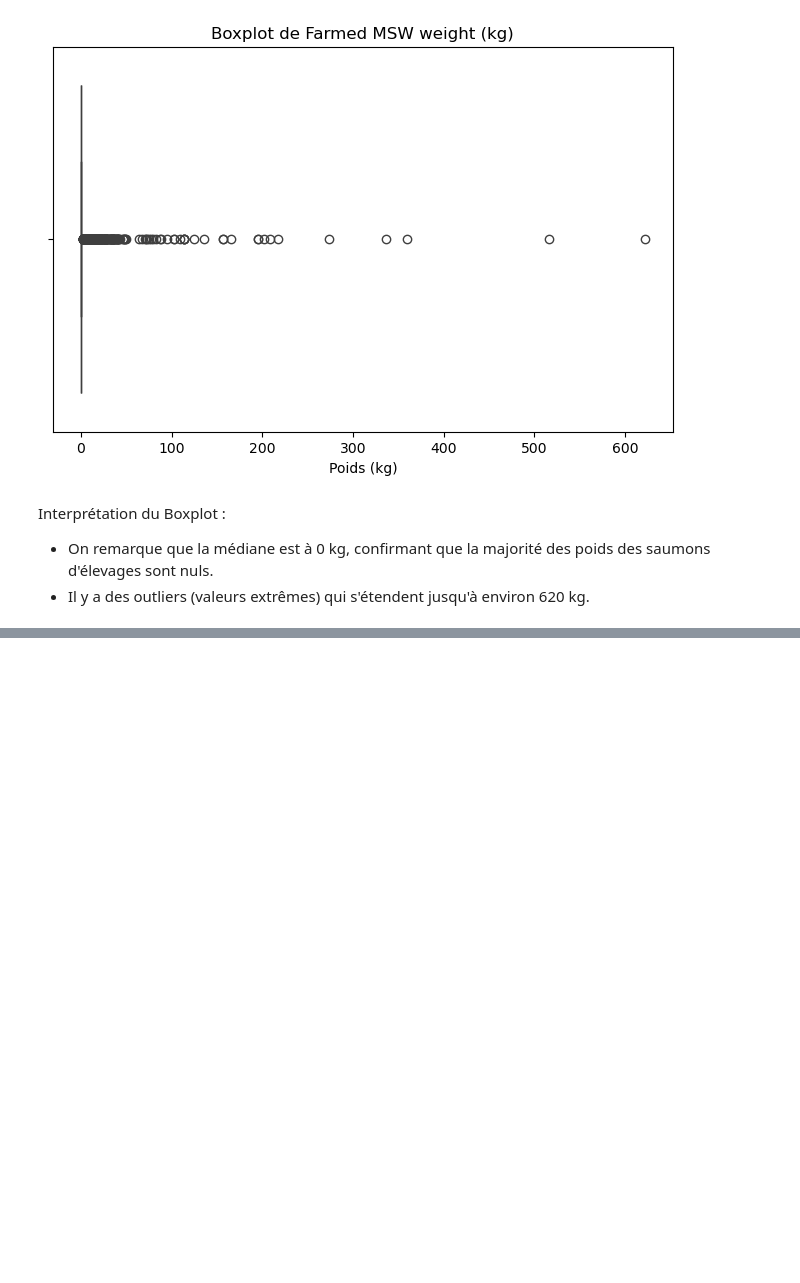
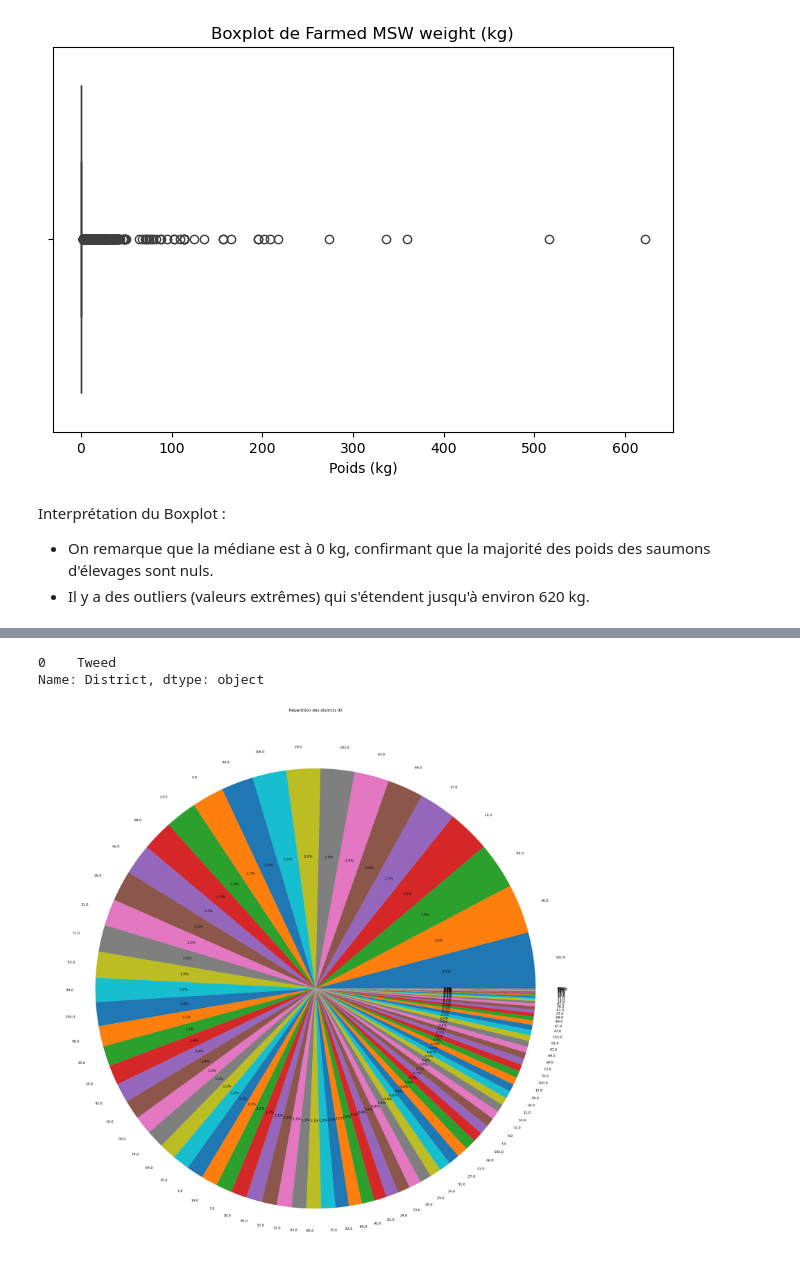
Before and after one commit to F1golfin/projet_stat, a Jupyter notebook: Etude_statistique_Saumons.ipynb, the cells around one changed output, grey strips where cells are left out. Saved outputs shown, nothing was run; the diff lists cells and outputs as text; code cells hidden in the pictures; blank space fills up the shorter version.

```diff
--- a/Etude_statistique_Saumons.ipynb
+++ b/Etude_statistique_Saumons.ipynb
@@ -372,0 +440,14 @@ Interprétation du Boxplot :
+# %%
+# Calcul du mode
+saumons["District"].mode()
+# %% [output]
+0    Tweed
+Name: District, dtype: object
+# %%
+# Affichage d'un diagramme circulaire
+saumons["District ID"].value_counts().plot.pie(autopct="%1.1f%%", figsize=(30, 30))
+plt.title("Répartition des districts ID")
+plt.ylabel("")
+plt.show()
+# %% [output]
+[figure, added]
```
Also changed, not shown: parts of 21 cells of this notebook.
